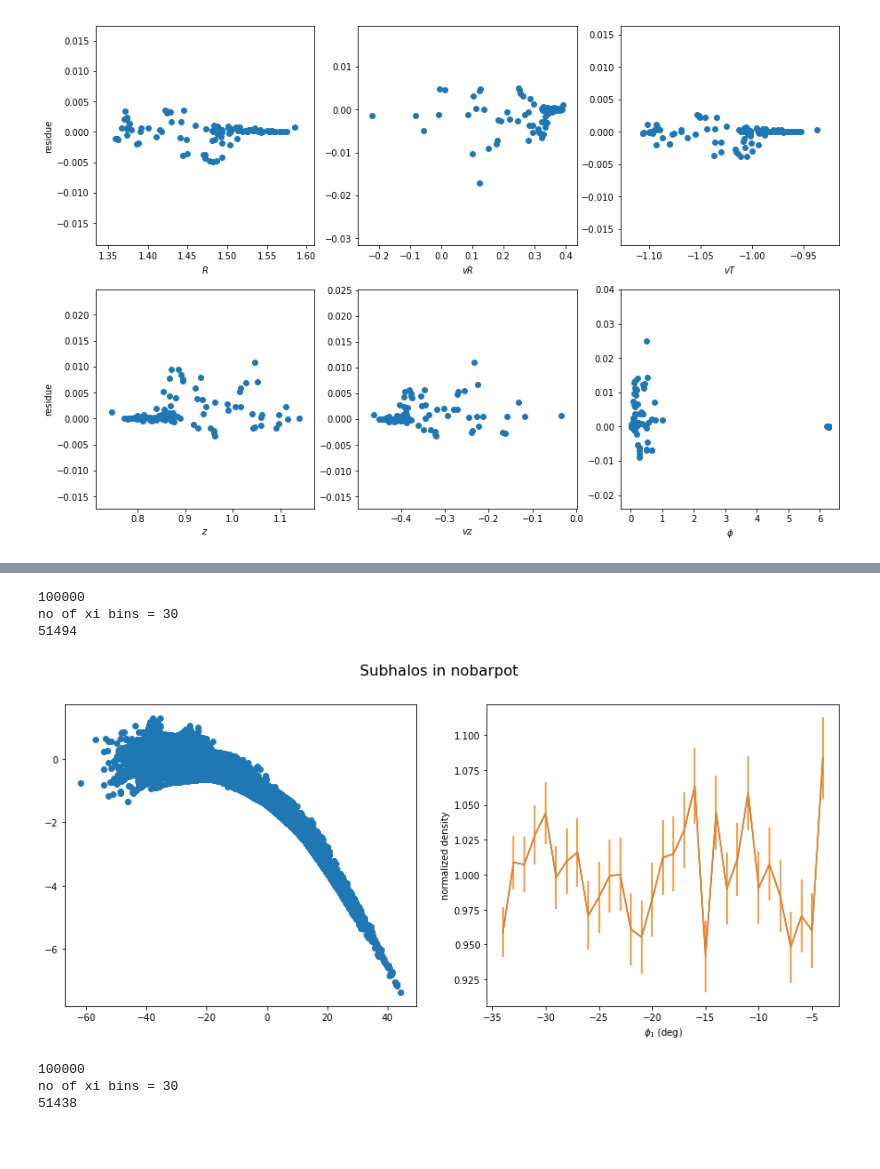
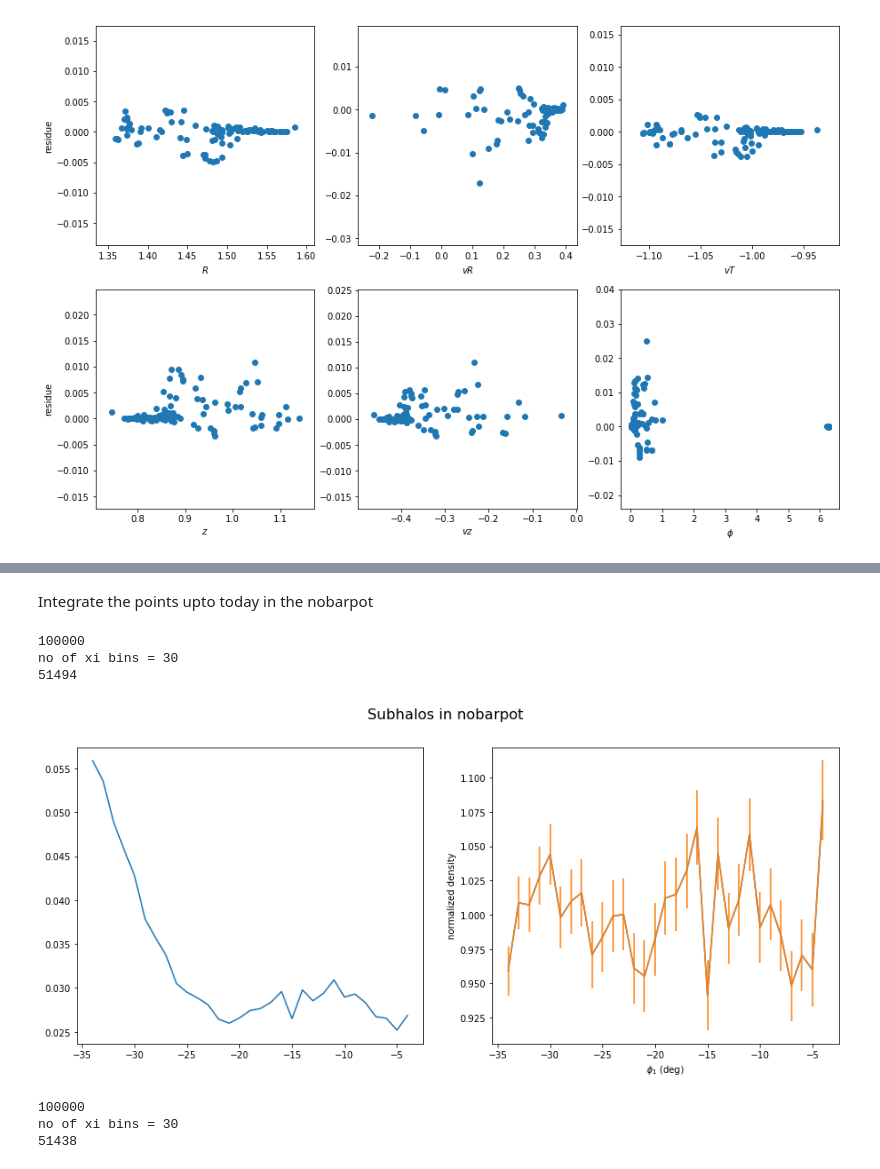
Before and after one commit to nbanik/Analyze_GD-1, a Jupyter notebook: spraydf_combine_bar+spiral and subhalos.ipynb, the cells around one changed output, grey strips where cells are left out. Drawn from its saved outputs; the diff is of its cells as text; code cells hidden in the pictures; blank space fills up the shorter version.

Commit message:
adding density of subhalos+bar+spiral

```diff
--- a/spraydf_combine_bar+spiral and subhalos.ipynb
+++ b/spraydf_combine_bar+spiral and subhalos.ipynb
@@ -349,13 +349,14 @@ def compute_ndenphi1(phi1,maxphi1=-42,minphi1=-60.,bw=2.,polydeg=3):
     midphi1=[0.5*(phi1bin_edge[i] + phi1bin_edge[i+1]) for i in range(int(nbins)+1)]
 
     Ndn=np.histogram(phi1,phi1bin_edge)[0]
+    den=Ndn/(np.sum(Ndn)*bw)
     print (np.sum(Ndn))
     Ndn_err=numpy.sqrt(Ndn)
 
     pp= Polynomial.fit(midphi1,Ndn,deg=polydeg,w=1/(Ndn_err))
     nden=Ndn/pp(np.array(midphi1))
     nden_err=np.sqrt(Ndn)/pp(np.array(midphi1))
-    return (midphi1,Ndn,Ndn_err,nden,nden_err,pp(np.array(midphi1)))
+    return (midphi1,Ndn,Ndn_err,nden,nden_err,den,pp(np.array(midphi1)))
 # %%
 midphi1,Ndn,Ndn_err,nden,nden_err,pp = compute_ndenphi1(p1_dat,maxphi1=-4.,minphi1=-34.,bw=1)
 plt.figure()
@@ -478,3 +794,41 @@ Text(0.5, 0, '$\\phi$')
+# %%
+new_orb_lb=[188.04928416766532, 51.848594007807456, 7.559027173643999, 12.260258757214746, -5.140630283489461, 7.162732847549563]
+
+o=Orbit(new_orb_lb,lb=True,solarmotion=[-11.1,24.,7.25],ro=8.,vo=220.)
+#convert to galpy units
+orb=Orbit(o._orb.vxvv)
+
+
+Nsamples=100000
+spdft= streamspraydf.streamspraydf(10000*u.Msun,progenitor=orb,pot=MW_bar_spiral_pot,leading=False,tdisrupt=3.2*u.Gyr)
+RvR,dt= spdft.sample(n=Nsamples,returndt=True,integrate=False)
+R=RvR[0]
+vR=RvR[1]
+vT=RvR[2]
+z=RvR[3]
+vz=RvR[4]
+phi=RvR[5]
+
+fo=open("spraydf_sample_100K_barpot_initial_coord.dat","w")
+fo.write("#R   phi   z   vR    vT    vz    ts" + "\n")
+
+for jj in range(Nsamples):
+    fo.write(str(R[jj]) + "   " + str(phi[jj]) + "   " + str(z[jj]) + "   " + str(vR[jj]) + "   " + str(vT[jj]) + "   " + str(vz[jj]) + "   " + str(dt[jj]) + "\n")
+
+fo.close()
+# %% [markdown]
+Integrate the points upto today in the nobarpot
+# %%
+fo1=open("spraydf_sample_100K_nobarpot_final_coord.dat","w")
+fo1.write("#R   phi   z   vR    vT    vz    ts" + "\n")
+
+for ii in range(100000):
+    ts=np.linspace(-dt[ii],0,1001)
+    o=Orbit([R[ii],vR[ii],vT[ii],z[ii],vz[ii],phi[ii]])
+    o.integrate(ts,nobarpot)
+    fo1.write(str(o.R(ts[-1])) + "   " + str(o.phi(ts[-1])) + "   " + str(o.z(ts[-1])) + "   " + str(o.vR(ts[-1])) + "   " + str(o.vT(ts[-1])) + "   " + str(o.vz(ts[-1])) + "\n")
+
+fo1.close()
 # %%
 #R   phi   z   vR    vT    vz
 R_nobarpot=[]
@@ -483,36 +837,37 @@ z_nobarpot=[]
 
 for ii in range(1000):
     R,phi,z,_,_,_=np.loadtxt("sample_spraydf_subhalos/nobarpot/sample_spraydf_subhalos_N100_nobarpot_GD1stream_trailing_batch{}.dat".format(ii),unpack=True)
     for jj in range(len(R)):
         R_nobarpot.append(R[jj])
         phi_nobarpot.append(phi[jj])
         z_nobarpot.append(z[jj])
 
 
 p1_nobarpot,p2_nobarpot=galcencyl_to_phi12(R_nobarpot,phi_nobarpot,z_nobarpot)
 
-midphi1_nobarpot,Ndn_nobarpot,Ndn_nobarpoterr,nden_nobarpot,nden_nobarpoterr,pp_nobarpot = compute_ndenphi1(p1_nobarpot,
+midphi1_nobarpot,Ndn_nobarpot,Ndn_nobarpoterr,nden_nobarpot,nden_nobarpoterr,den_nobarpot,pp_nobarpot = compute_ndenphi1(p1_nobarpot,
                                                                                                               maxphi1=-4.,
                                                                                                              minphi1=-34.,bw=1)
 
 plt.figure(figsize=(15,6))
 plt.suptitle("Subhalos in nobarpot",fontsize=16)
 plt.subplot(1,2,1)
-plt.scatter(p1_nobarpot,p2_nobarpot)
+#plt.scatter(p1_nobarpot,p2_nobarpot)
+plt.plot(midphi1_nobarpot,den_nobarpot)
 
 plt.subplot(1,2,2)
 plt.plot(midphi1_nobarpot,nden_nobarpot)
 plt.errorbar(midphi1_nobarpot,nden_nobarpot,nden_nobarpoterr)
 #plt.plot(outphi1,dens_cont,label="")
 plt.ylabel('normalized density')
 plt.xlabel(r'$\phi_{1}$ (deg)')
 
 plt.show()
 # %% [output]
 100000
 no of xi bins = 30
 51494
-[figure, old version]
+[figure, new version]
 # %%
 #R   phi   z   vR    vT    vz
 R_BSsub=[]
```
Also changed, not shown: parts of 12 cells of this notebook, 1 other file.
